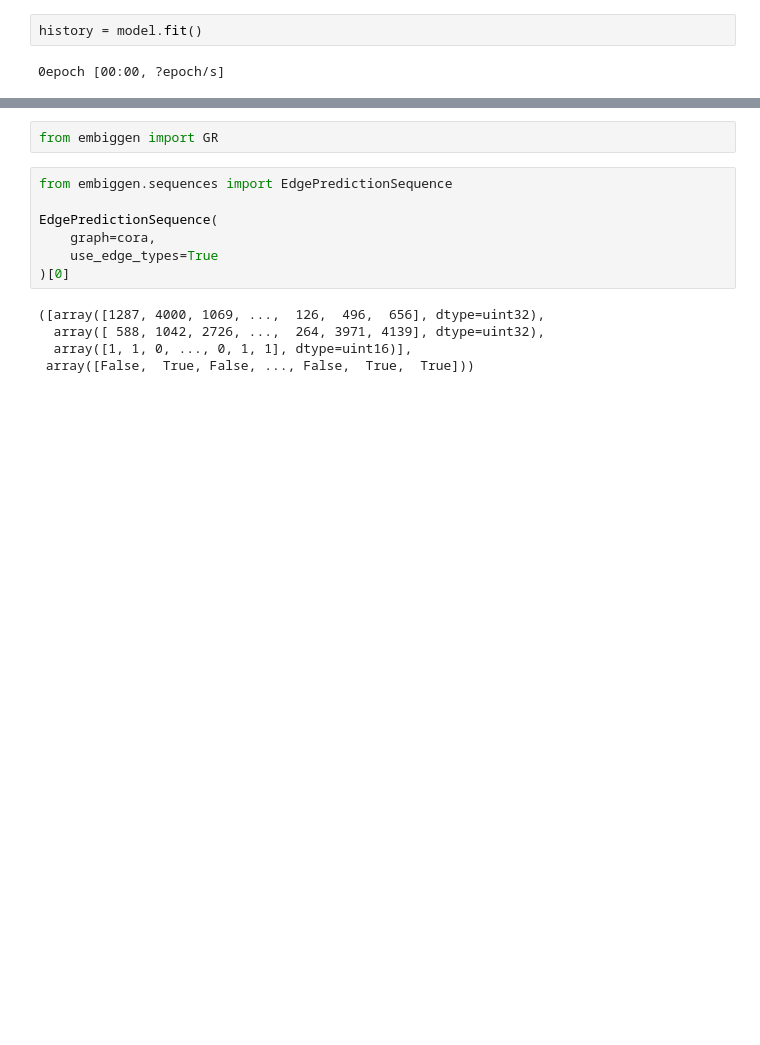
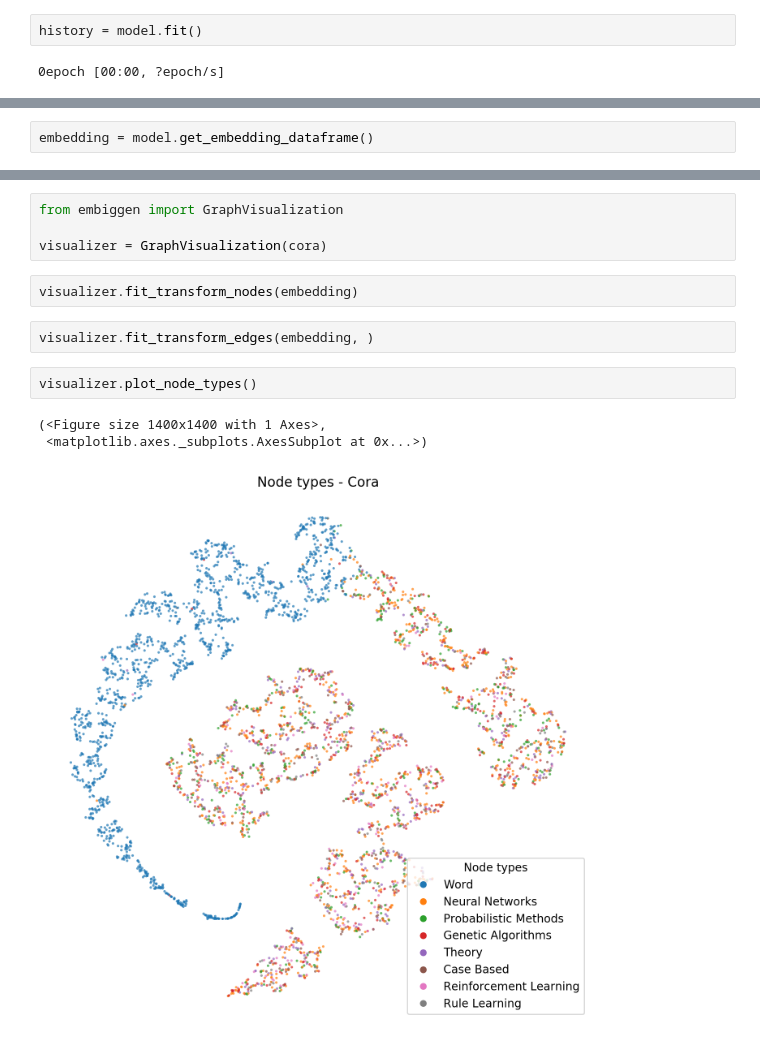
Before and after one commit to monarch-initiative/embiggen, a Jupyter notebook: TransE.ipynb, the cells around one changed output, grey strips where cells are left out. Cells and saved outputs as stored; diff of their text form; blank space fills up the shorter version.

```diff
--- a/TransE.ipynb
+++ b/TransE.ipynb
@@ -46,0 +18,2 @@ model.get_embedding_dataframe().describe()
+# %%
+embedding = model.get_embedding_dataframe()
@@ -47,14 +33,14 @@ model.get_embedding_dataframe().describe()
 # %%
-from embiggen import GR
+from embiggen import GraphVisualization
+
+visualizer = GraphVisualization(cora)
-# %%
-from embiggen.sequences import EdgePredictionSequence
-
-EdgePredictionSequence(
-    graph=cora,
-    use_edge_types=True
-)[0]
-# %% [output]
-([array([1287, 4000, 1069, ...,  126,  496,  656], dtype=uint32),
-  array([ 588, 1042, 2726, ...,  264, 3971, 4139], dtype=uint32),
-  array([1, 1, 0, ..., 0, 1, 1], dtype=uint16)],
- array([False,  True, False, ..., False,  True,  True]))
+# %%
+visualizer.fit_transform_nodes(embedding)
+# %%
+visualizer.fit_transform_edges(embedding, )
+# %%
+visualizer.plot_node_types()
+# %% [output]
+(<Figure size 1400x1400 with 1 Axes>,
+ <matplotlib.axes._subplots.AxesSubplot at 0x...>)
+[figure, added]
```
Also changed, not shown: parts of 7 cells of this notebook, 2 other files.
